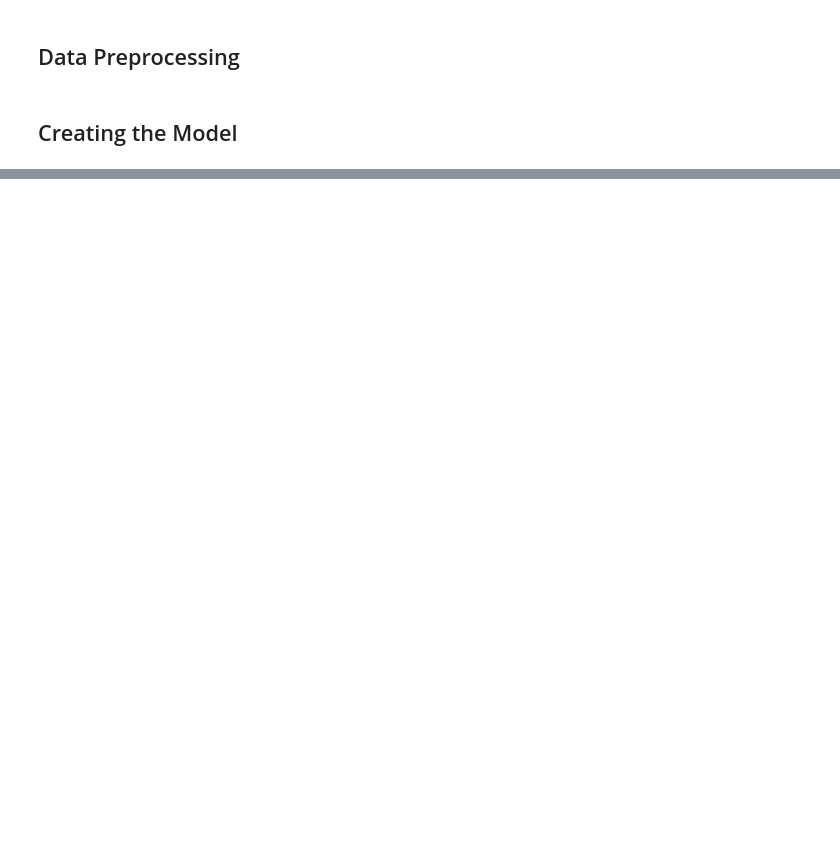
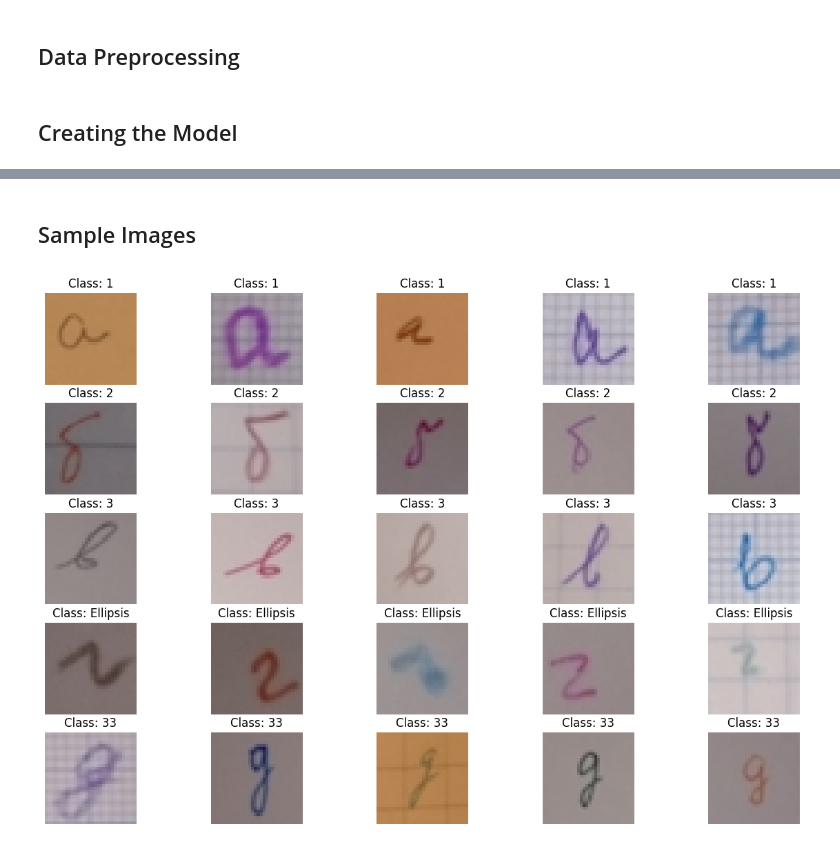
Before and after one commit to kiing-dom/CS4287, a Jupyter notebook: Assignment2CNN/CS4287_Assign2_20243561_20250762.ipynb, the cells around one changed output, grey strips where cells are left out. Saved outputs shown, nothing was run; the diff lists cells and outputs as text; code cells hidden in the pictures; blank space fills up the shorter version.

```diff
--- a/Assignment2CNN/CS4287_Assign2_20243561_20250762.ipynb
+++ b/Assignment2CNN/CS4287_Assign2_20243561_20250762.ipynb
@@ -170,0 +259,26 @@ Epoch 10/10
+# %% [markdown]
+## Sample Images
+# %%
+# Function to display sample images from different classes
+def display_sample_images(X, y, class_labels, num_samples=5):
+    plt.figure(figsize=(15, 10))
+
+    for i, class_label in enumerate(class_labels):
+        # Find the indices of samples for the current class
+        class_indices = np.where(y == i)[0]
+
+        # Take a random sample from the current class
+        random_sample_indices = np.random.choice(class_indices, size=num_samples, replace=False)
+
+        for j, sample_index in enumerate(random_sample_indices):
+            plt.subplot(len(class_labels), num_samples, i * num_samples + j + 1)
+            plt.imshow(X[sample_index])
+            plt.title(f'Class: {class_label}')
+            plt.axis('off')
+
+    plt.show()
+
+# Display sample images
+display_sample_images(X_train, y_train, class_labels, num_samples=5)
+# %% [output]
+[figure, added]
```
Also changed, not shown: parts of 8 cells of this notebook.
